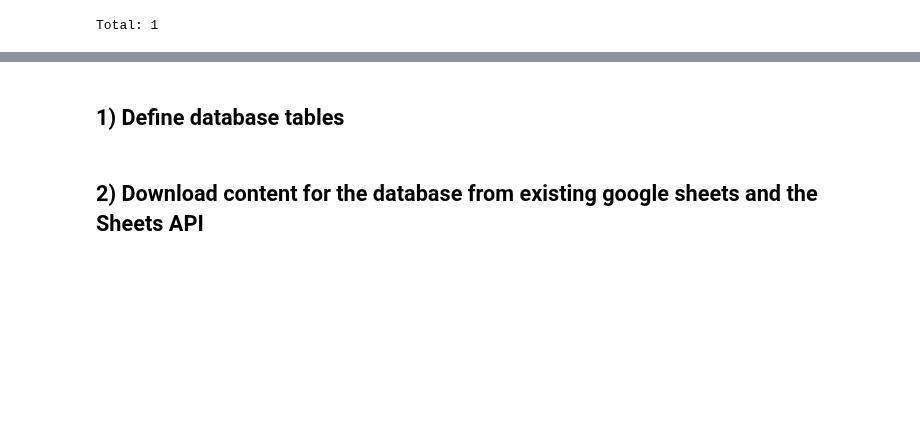
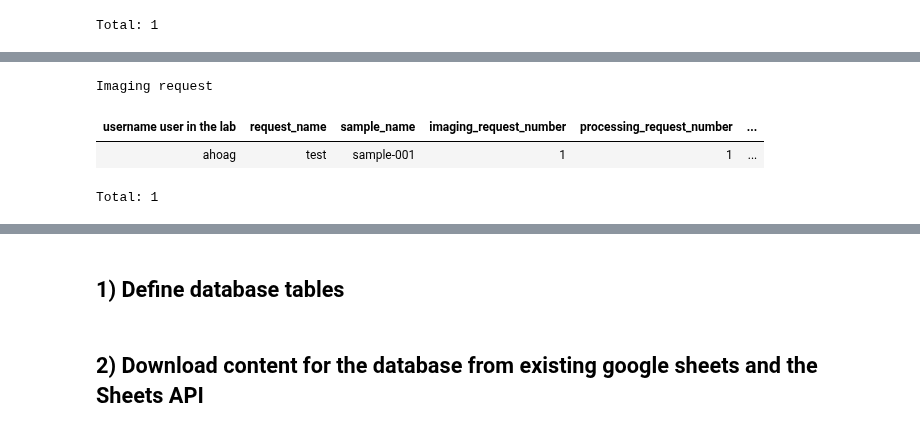
Before and after one commit to BrainCOGS/lightserv, a Jupyter notebook: notebooks/datajoint_sandbox.ipynb, the cells around one changed output, grey strips where cells are left out. Saved outputs shown, nothing was run; the diff lists cells and outputs as text; code cells hidden in the pictures; blank space fills up the shorter version.

```diff
--- a/notebooks/datajoint_sandbox.ipynb
+++ b/notebooks/datajoint_sandbox.ipynb
@@ -80,0 +91,8 @@ schema.Sample.ProcessingChannel()
+# %%
+processing_contents = schema.Sample.ProcessingRequest()
+processing_contents
+# %% [output]
+Imaging request
+| username user in the lab | request_name | sample_name | imaging_request_number | processing_request_number | ... |
+| ahoag | test | sample-001 | 1 | 1 | ... |
+Total: 1
```
Also changed, not shown: parts of 5 cells of this notebook, 4 other files.
